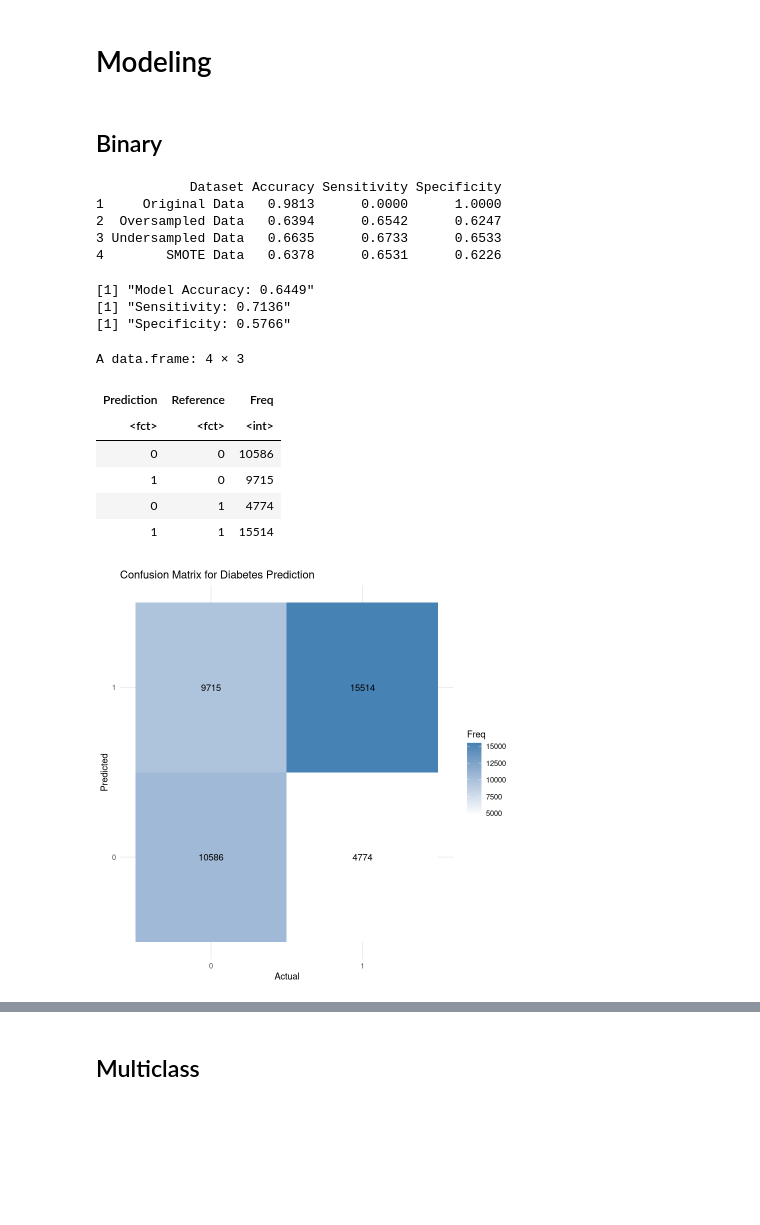
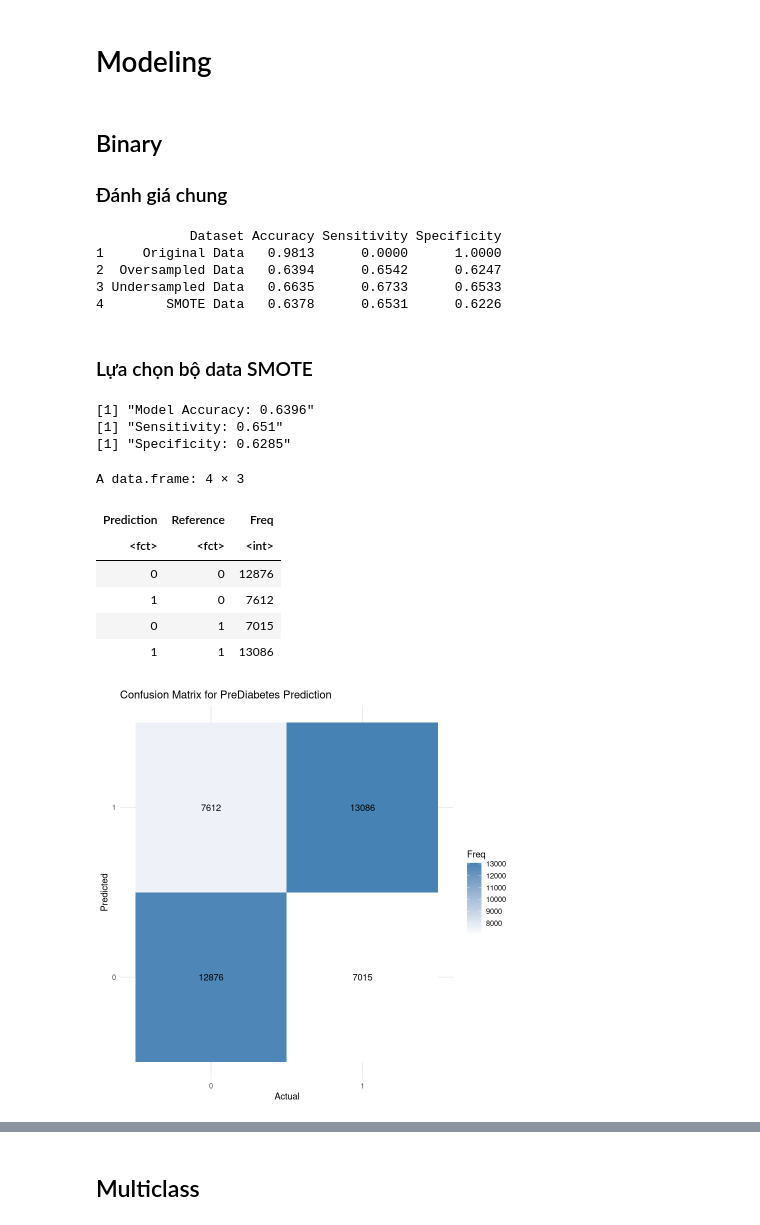
Before and after one commit to tandao0909/statistical-data-processing-project, a Jupyter notebook: model/logistic.ipynb, the cells around one changed output, grey strips where cells are left out. Saved outputs shown, nothing was run; the diff lists cells and outputs as text; code cells hidden in the pictures; blank space fills up the shorter version.

```diff
--- a/model/logistic.ipynb
+++ b/model/logistic.ipynb
@@ -133,6 +133,7 @@ Oversampling distribution:
 # Modeling
 # %% [markdown]
 ## Binary
+### Đánh giá chung
 # %%
 # List of datasets to evaluate
 datasets <- list(
@@ -195,6 +196,8 @@ print(results)
 2  Oversampled Data   0.6394      0.6542      0.6247
 3 Undersampled Data   0.6635      0.6733      0.6533
 4        SMOTE Data   0.6378      0.6531      0.6226
+# %% [markdown]
+### Lựa chọn bộ data SMOTE
 # %%
 data = smote_balanced
 label = "is_prediabetes"
@@ -211,7 +214,7 @@ logistic_model <- glm(formula, data = train_data, family = "binomial")
 # summary(logistic_model)
 
 predictions_prob <- predict(logistic_model, newdata = test_data, type = "response")
-predictions <- ifelse(predictions_prob >  0.4743353, 1, 0)
+predictions <- ifelse(predictions_prob >  0.5, 1, 0)
 
 accuracy <- mean(predictions == test_data$is_prediabetes)
 print(paste("Model Accuracy:", round(accuracy, 4)))
@@ -222,31 +225,31 @@ specificity <- sum(predictions == 0 & test_data$is_prediabetes == 0) / sum(test_
 print(paste("Sensitivity:", round(sensitivity, 4)))
 print(paste("Specificity:", round(specificity, 4)))
 # %% [output]
-[1] "Model Accuracy: 0.6449"
-[1] "Sensitivity: 0.7136"
-[1] "Specificity: 0.5766"
+[1] "Model Accuracy: 0.6396"
+[1] "Sensitivity: 0.651"
+[1] "Specificity: 0.6285"
 # %%
 conf_matrix <- confusionMatrix(factor(predictions), factor(test_data$is_prediabetes))
 
 conf_data <- as.data.frame(conf_matrix$table)
 conf_data
 ggplot(conf_data, aes(x = Reference, y = Prediction)) +
     geom_tile(aes(fill = Freq)) +
     geom_text(aes(label = Freq)) +
     scale_fill_gradient(low = "white", high = "steelblue") +
     theme_minimal() +
-    labs(title = "Confusion Matrix for Diabetes Prediction",
+    labs(title = "Confusion Matrix for PreDiabetes Prediction",
              x = "Actual",
              y = "Predicted")
 # %% [output]
 A data.frame: 4 × 3
 | Prediction | Reference | Freq |
 | <fct> | <fct> | <int> |
-| 0 | 0 | 10586 |
-| 1 | 0 | 9715 |
-| 0 | 1 | 4774 |
-| 1 | 1 | 15514 |
+| 0 | 0 | 12876 |
+| 1 | 0 | 7612 |
+| 0 | 1 | 7015 |
+| 1 | 1 | 13086 |
-[figure, old version]
+[figure, new version]
 # %%
 # Calculate ROC curve
 roc_obj <- roc(test_data$is_prediabetes, predictions_prob)
```
Also changed, not shown: parts of 8 cells of this notebook.
